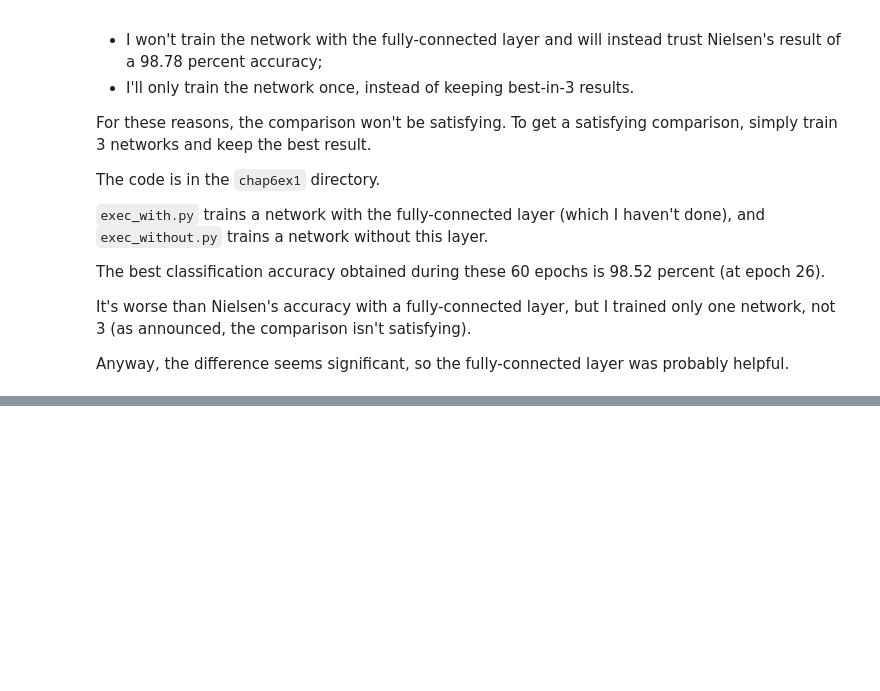
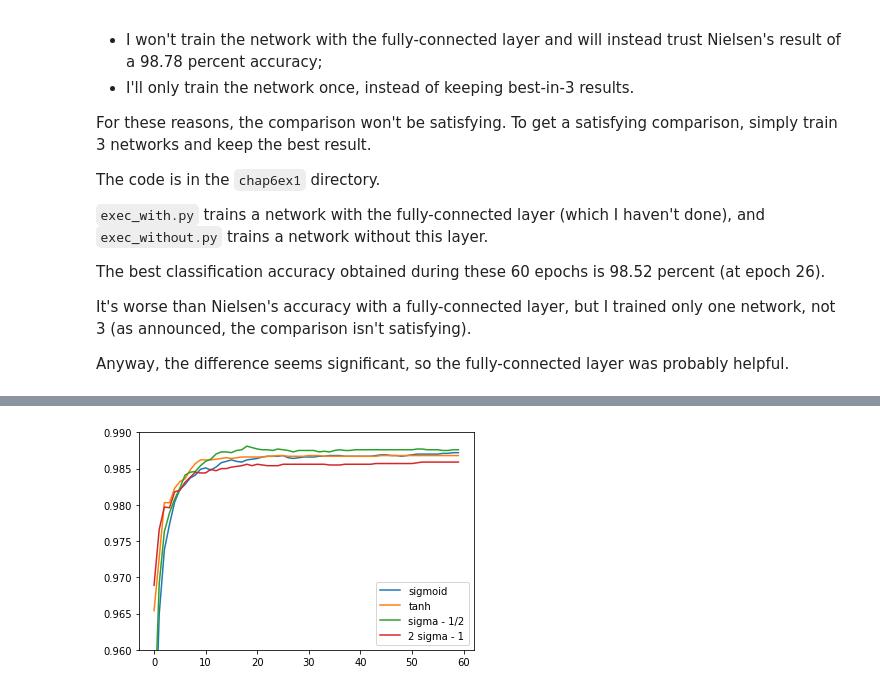
Before and after one commit to nndl-solutions/NNDL-solutions, a Jupyter notebook: notebooks/chap-6-deep-learning.ipynb, the cells around one changed output, grey strips where cells are left out. Drawn from its saved outputs; the diff is of its cells as text; code cells hidden in the pictures; blank space fills up the shorter version.

```diff
--- a/notebooks/chap-6-deep-learning.ipynb
+++ b/notebooks/chap-6-deep-learning.ipynb
@@ -160,0 +268,18 @@ Anyway, the difference seems significant, so the fully-connected layer was proba
+# %%
+accuracies_shifted_2sig = [
+    0.9689, 0.9766, 0.9797, 0.9796, 0.9818, 0.982, 0.9831, 0.9838, 0.9845, 0.9844, 0.9844, 0.9849, 0.9847, 0.985, 0.985,
+    0.9852, 0.9853, 0.9854, 0.9856, 0.9854, 0.9856, 0.9855, 0.9854, 0.9854, 0.9854, 0.9856, 0.9856, 0.9856, 0.9856,
+    0.9856, 0.9856, 0.9856, 0.9856, 0.9856, 0.9855, 0.9855, 0.9855, 0.9856, 0.9856, 0.9856, 0.9856, 0.9856, 0.9856,
+    0.9857, 0.9857, 0.9857, 0.9857, 0.9857, 0.9857, 0.9857, 0.9857, 0.9858, 0.9859, 0.9859, 0.9859, 0.9859, 0.9859,
+    0.9859, 0.9859, 0.9859
+]
+
+plt.ylim(bottom=0.96, top=0.99)
+plt.plot(accuracies_sigmoid, label="sigmoid")
+plt.plot(accuracies_tanh, label="tanh")
+plt.plot(accuracies_shifted_sig, label="sigma - 1/2")
+plt.plot(accuracies_shifted_2sig, label="2 sigma - 1")
+plt.legend()
+plt.show()
+# %% [output]
+[figure, added]
```
Also changed, not shown: parts of 8 cells of this notebook, 6 other files.
